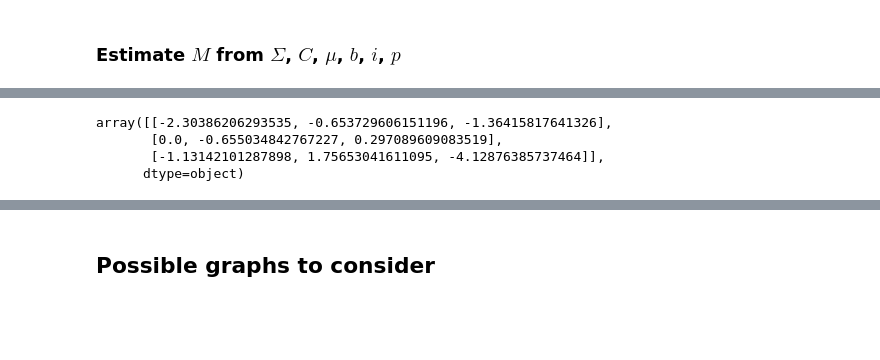
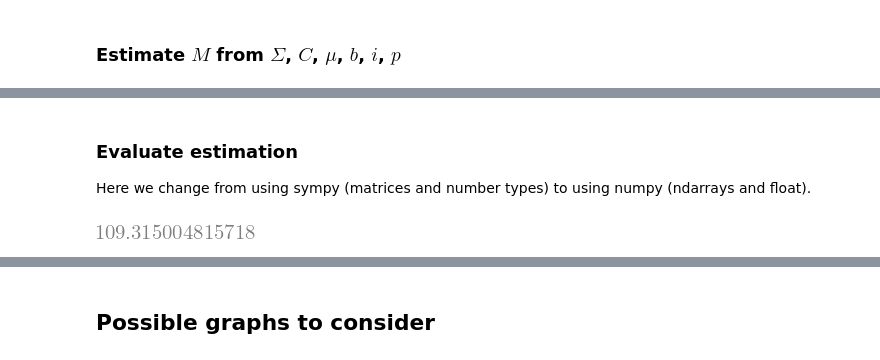
Before and after one commit to eva-resch/tum_masterthesis, a Jupyter notebook: example_gen.ipynb, the cells around one changed output, grey strips where cells are left out. Saved outputs shown, nothing was run; the diff lists cells and outputs as text; code cells hidden in the pictures; blank space fills up the shorter version.

```diff
--- a/example_gen.ipynb
+++ b/example_gen.ipynb
@@ -63,30 +63,22 @@ p = 3
 Sigma = MatrixSymbol("Sigma", p, p).as_mutable()
 cov = Matrix(p, p, lambda i, j: Sigma[min(i,j),max(i,j)])
 
-m11 = symbols('m11')
-m12 = symbols('m12')
-m13 = symbols('m13')
-m14 = symbols('m14')
-m21 = symbols('m21')
-m22 = symbols('m22')
-m23 = symbols('m23')
-m24 = symbols('m24')
-m31 = symbols('m31')
-m32 = symbols('m32')
-m33 = symbols('m33')
-m34 = symbols('m34')
-m41 = symbols('m41')
-m42 = symbols('m42')
-m43 = symbols('m43')
-m44 = symbols('m44')
+m11, m12, m13, m14, m15 = symbols('m11'), symbols('m12'), symbols('m13'), symbols('m14'), symbols('m15')
+m21, m22, m23, m24, m25 = symbols('m21'), symbols('m22'), symbols('m23'), symbols('m24'), symbols('m25')
+m31, m32, m33, m34, m35 = symbols('m31'), symbols('m32'), symbols('m33'), symbols('m34'), symbols('m35')
+m41, m42, m43, m44, m45 = symbols('m41'), symbols('m42'), symbols('m43'), symbols('m44'), symbols('m45')
+m51, m52, m53, m54, m55 = symbols('m51'), symbols('m52'), symbols('m53'), symbols('m54'), symbols('m55')
 
 M_2 = Matrix([[m11, m12], [m21, m22]])
 M_3 = Matrix([[m11, m12, m13], [m21, m22, m23], [m31, m32, m33]])
 M_4 = Matrix([[m11, m12, m13, m14], [m21, m22, m23, m24], [m31, m32, m33, m34], [m41, m42, m43, m44]])
+M_5 = Matrix([[m11, m12, m13, m14, m15], [m21, m22, m23, m24, m25], [m31, m32, m33, m34, m35], [m41, m42, m43, m44, m45], [m51, m52, m53, m54, m55]])
 
 mean_2 = Matrix([[2], [1]])
-mean_3 = Matrix([[2], [1], [4]])
+mean_3 = Matrix([[3], [1], [4]])
+#mean_3 = Matrix([[2], [1], [4]])
 mean_4 = Matrix([[1], [3], [6], [2]])
+mean_5 = Matrix([[1], [3], [5], [2], [5]])
 # %% [markdown]
 Fixed values
 # %%
@@ -158,9 +151,10 @@ M_est
+# %% [markdown]
+### Evaluate estimation
+Here we change from using sympy (matrices and number types) to using numpy (ndarrays and float).
 # %%
-matrix2numpy(concrete_M)
-# frob = np.linalg.norm(matrix2numpy(M_est) - matrix2numpy(concrete_M))
-# frob
+M_est = matrix2numpy(M_est).astype(float)
+M_true = matrix2numpy(concrete_M).astype(float)
+frob = np.linalg.norm(M_est - M_true)
+frob
 # %% [output]
-array([[-2.30386206293535, -0.653729606151196, -1.36415817641326],
-       [0.0, -0.655034842767227, 0.297089609083519],
-       [-1.13142101287898, 1.75653041611095, -4.12876385737464]],
-      dtype=object)
+[figure, added]
```
Also changed, not shown: parts of 13 cells of this notebook, 3 other files.
